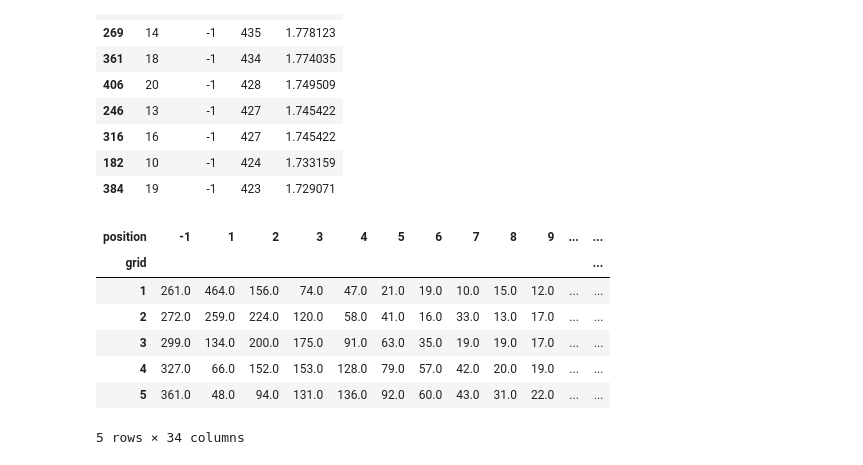
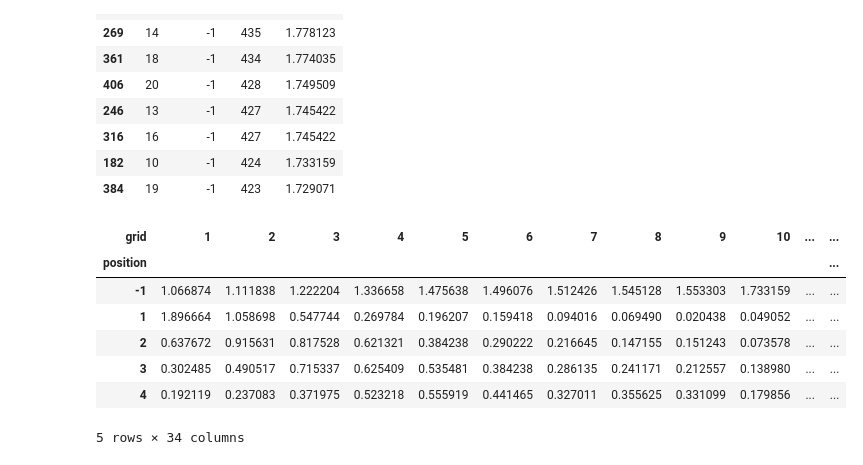
Before and after one commit to EE2SE/F1_Data_Scraper, a Jupyter notebook: EDA_F1.ipynb, the cells around one changed output. Saved outputs shown, nothing was run; the diff lists cells and outputs as text; code cells hidden in the pictures.

```diff
--- a/EDA_F1.ipynb
+++ b/EDA_F1.ipynb
@@ -66,16 +66,17 @@ start_finish_grouped.sort_values(by='count',ascending=False).head(10)
 | 182 | 10 | -1 | 424 | 1.733159 |
 | 384 | 19 | -1 | 423 | 1.729071 |
 # %%
-pivoted = start_finish_grouped.pivot(index='grid', columns='position', values='count')
+# to plot the data as a heat map we need to pivot the three columns into a 2D matrix
+pivoted = start_finish_grouped.pivot(index='position', columns='grid', values='percentage')
 pivoted.head()
 # %% [output]
-| position | -1 | 1 | 2 | 3 | 4 | 5 | 6 | 7 | 8 | 9 | ... | ... |
-| grid |  |  |  |  |  |  |  |  |  |  |  | ... |
-| 1 | 261.0 | 464.0 | 156.0 | 74.0 | 47.0 | 21.0 | 19.0 | 10.0 | 15.0 | 12.0 | ... | ... |
-| 2 | 272.0 | 259.0 | 224.0 | 120.0 | 58.0 | 41.0 | 16.0 | 33.0 | 13.0 | 17.0 | ... | ... |
-| 3 | 299.0 | 134.0 | 200.0 | 175.0 | 91.0 | 63.0 | 35.0 | 19.0 | 19.0 | 17.0 | ... | ... |
-| 4 | 327.0 | 66.0 | 152.0 | 153.0 | 128.0 | 79.0 | 57.0 | 42.0 | 20.0 | 19.0 | ... | ... |
-| 5 | 361.0 | 48.0 | 94.0 | 131.0 | 136.0 | 92.0 | 60.0 | 43.0 | 31.0 | 22.0 | ... | ... |
+| grid | 1 | 2 | 3 | 4 | 5 | 6 | 7 | 8 | 9 | 10 | ... | ... |
+| position |  |  |  |  |  |  |  |  |  |  |  | ... |
+| -1 | 1.066874 | 1.111838 | 1.222204 | 1.336658 | 1.475638 | 1.496076 | 1.512426 | 1.545128 | 1.553303 | 1.733159 | ... | ... |
+| 1 | 1.896664 | 1.058698 | 0.547744 | 0.269784 | 0.196207 | 0.159418 | 0.094016 | 0.069490 | 0.020438 | 0.049052 | ... | ... |
+| 2 | 0.637672 | 0.915631 | 0.817528 | 0.621321 | 0.384238 | 0.290222 | 0.216645 | 0.147155 | 0.151243 | 0.073578 | ... | ... |
+| 3 | 0.302485 | 0.490517 | 0.715337 | 0.625409 | 0.535481 | 0.384238 | 0.286135 | 0.241171 | 0.212557 | 0.138980 | ... | ... |
+| 4 | 0.192119 | 0.237083 | 0.371975 | 0.523218 | 0.555919 | 0.441465 | 0.327011 | 0.355625 | 0.331099 | 0.179856 | ... | ... |
 5 rows × 34 columns
 # %%
 annot = False
```
Also changed, not shown: parts of 1 cell of this notebook, 3 other files.
